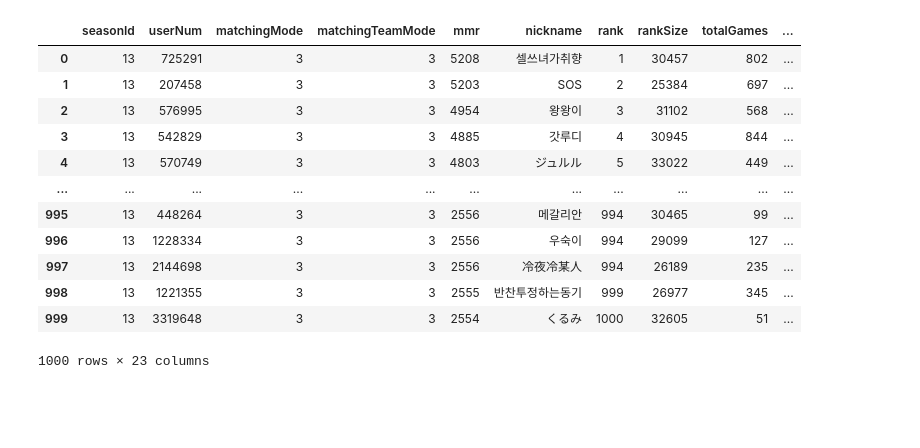
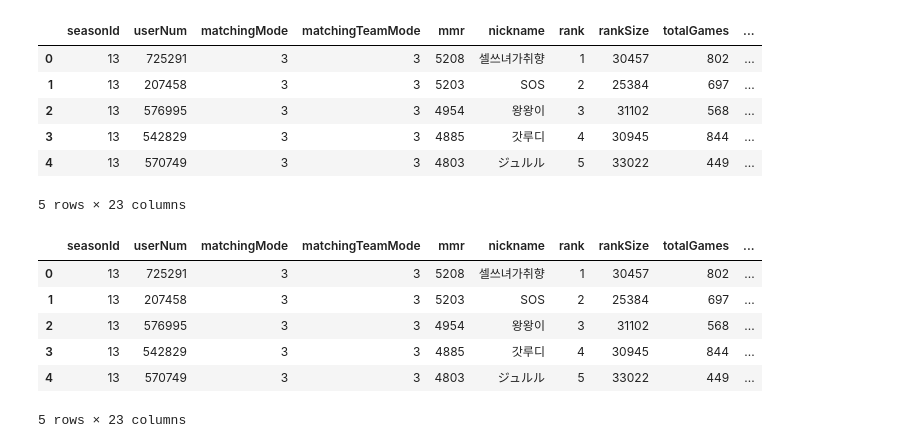
Before and after one commit to discipliner/webCrawling, a Jupyter notebook: crawling.ipynb, the cells around one changed output. Drawn from its saved outputs; the diff is of its cells as text; code cells hidden in the pictures; blank space fills up the shorter version.

```diff
--- a/crawling.ipynb
+++ b/crawling.ipynb
@@ -153,21 +176,22 @@ pass
 # %%
 topRanks_df = pd.read_csv('data/topRanks_df - changed.csv')
 # %%
-topRanks_df
+topRanks_df.head()
 # %% [output]
 |  | seasonId | userNum | matchingMode | matchingTeamMode | mmr | nickname | rank | rankSize | totalGames | ... |
 | 0 | 13 | 725291 | 3 | 3 | 5208 | 셀쓰녀가취향 | 1 | 30457 | 802 | ... |
 | 1 | 13 | 207458 | 3 | 3 | 5203 | SOS | 2 | 25384 | 697 | ... |
 | 2 | 13 | 576995 | 3 | 3 | 4954 | 왕왕이 | 3 | 31102 | 568 | ... |
 | 3 | 13 | 542829 | 3 | 3 | 4885 | 갓루디 | 4 | 30945 | 844 | ... |
 | 4 | 13 | 570749 | 3 | 3 | 4803 | ジュルル | 5 | 33022 | 449 | ... |
-| ... | ... | ... | ... | ... | ... | ... | ... | ... | ... | ... |
-| 995 | 13 | 448264 | 3 | 3 | 2556 | 메갈리안 | 994 | 30465 | 99 | ... |
-| 996 | 13 | 1228334 | 3 | 3 | 2556 | 우숙이 | 994 | 29099 | 127 | ... |
-| 997 | 13 | 2144698 | 3 | 3 | 2556 | 冷夜冷某人 | 994 | 26189 | 235 | ... |
-| 998 | 13 | 1221355 | 3 | 3 | 2555 | 반찬투정하는동기 | 999 | 26977 | 345 | ... |
-| 999 | 13 | 3319648 | 3 | 3 | 2554 | くるみ | 1000 | 32605 | 51 | ... |
-1000 rows × 23 columns
+5 rows × 23 columns
+|  | seasonId | userNum | matchingMode | matchingTeamMode | mmr | nickname | rank | rankSize | totalGames | ... |
+| 0 | 13 | 725291 | 3 | 3 | 5208 | 셀쓰녀가취향 | 1 | 30457 | 802 | ... |
+| 1 | 13 | 207458 | 3 | 3 | 5203 | SOS | 2 | 25384 | 697 | ... |
+| 2 | 13 | 576995 | 3 | 3 | 4954 | 왕왕이 | 3 | 31102 | 568 | ... |
+| 3 | 13 | 542829 | 3 | 3 | 4885 | 갓루디 | 4 | 30945 | 844 | ... |
+| 4 | 13 | 570749 | 3 | 3 | 4803 | ジュルル | 5 | 33022 | 449 | ... |
+5 rows × 23 columns
 # %%
 '''             top 1000 유저 most3 데이터프레임화
 realRank=1
```
Also changed, not shown: parts of 65 cells of this notebook, 6 other files.
